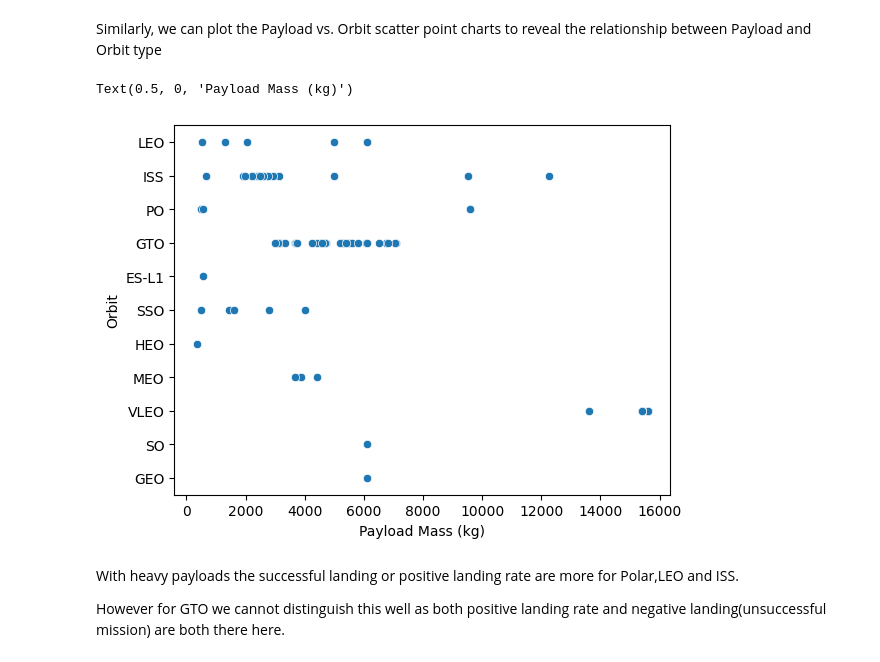
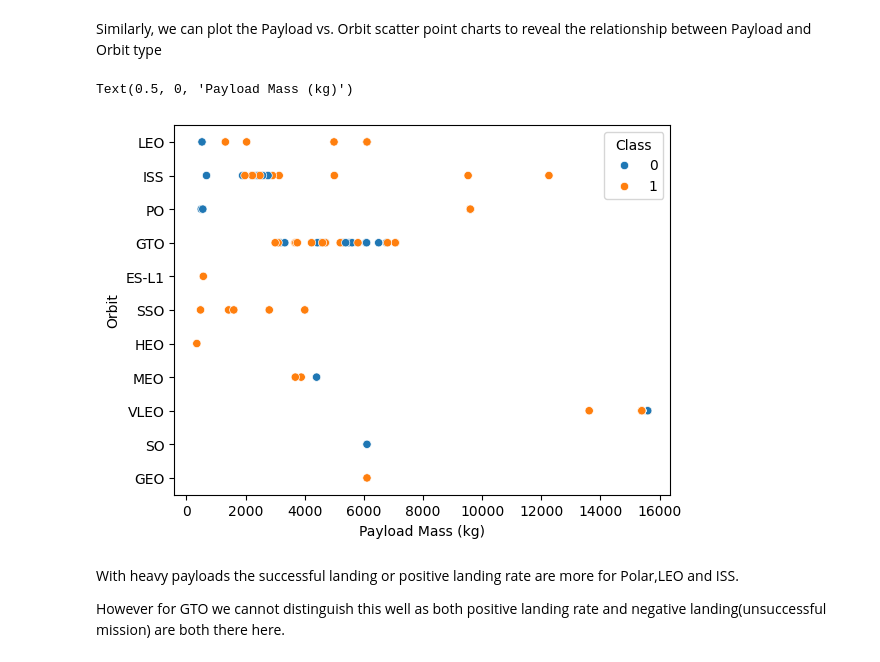
Before and after one commit to ATrapenard/IBM_AppliedDataScience_Capstone, a Jupyter notebook: jupyter-labs-eda-dataviz.ipynb.jupyterlite.ipynb, the cells around one changed output. Drawn from its saved outputs; the diff is of its cells as text; code cells hidden in the pictures.

```diff
--- a/jupyter-labs-eda-dataviz.ipynb.jupyterlite.ipynb
+++ b/jupyter-labs-eda-dataviz.ipynb.jupyterlite.ipynb
@@ -147,12 +147,12 @@ You should see that in the LEO orbit the Success appears related to the number o
 Similarly, we can plot the Payload vs. Orbit scatter point charts to reveal the relationship between Payload and Orbit type
 # %%
 # Plot a scatter point chart with x axis to be Payload and y axis to be the Orbit, and hue to be the class value
-sns.scatterplot(data=df, x='PayloadMass', y='Orbit')
+sns.scatterplot(data=df, x='PayloadMass', y='Orbit', hue='Class')
 plt.ylabel('Orbit')
 plt.xlabel('Payload Mass (kg)')
 # %% [output]
 Text(0.5, 0, 'Payload Mass (kg)')
-[figure, old version]
+[figure, new version]
 # %% [markdown]
 With heavy payloads the successful landing or positive landing rate are more for Polar,LEO and ISS.
 
```
Also changed, not shown: parts of 2 cells of this notebook.
